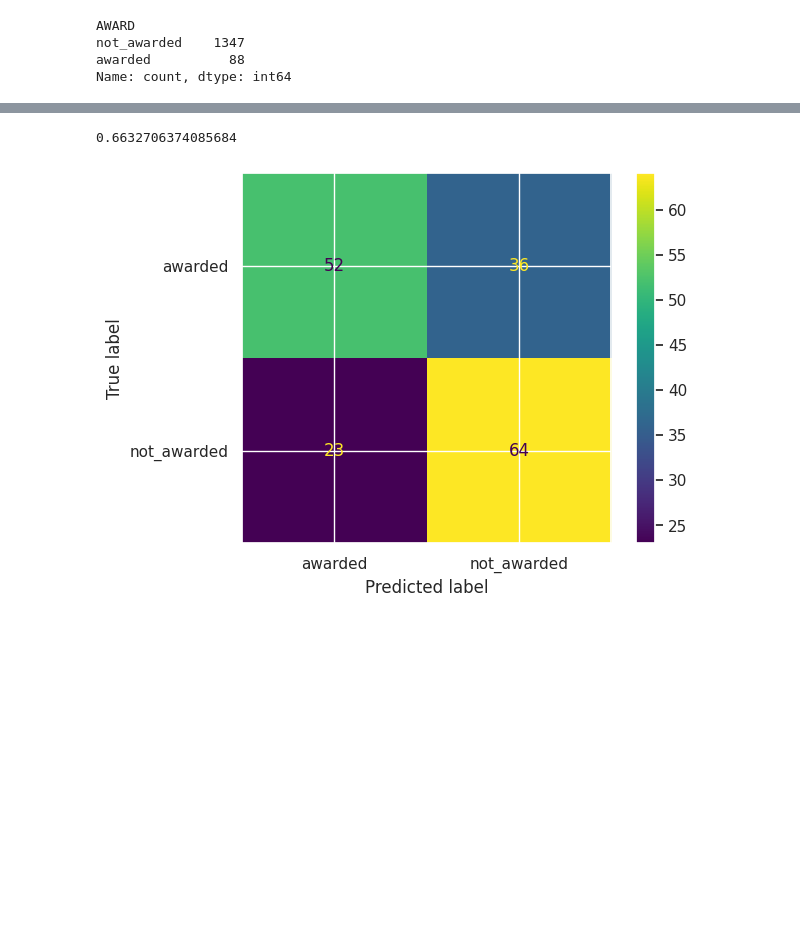
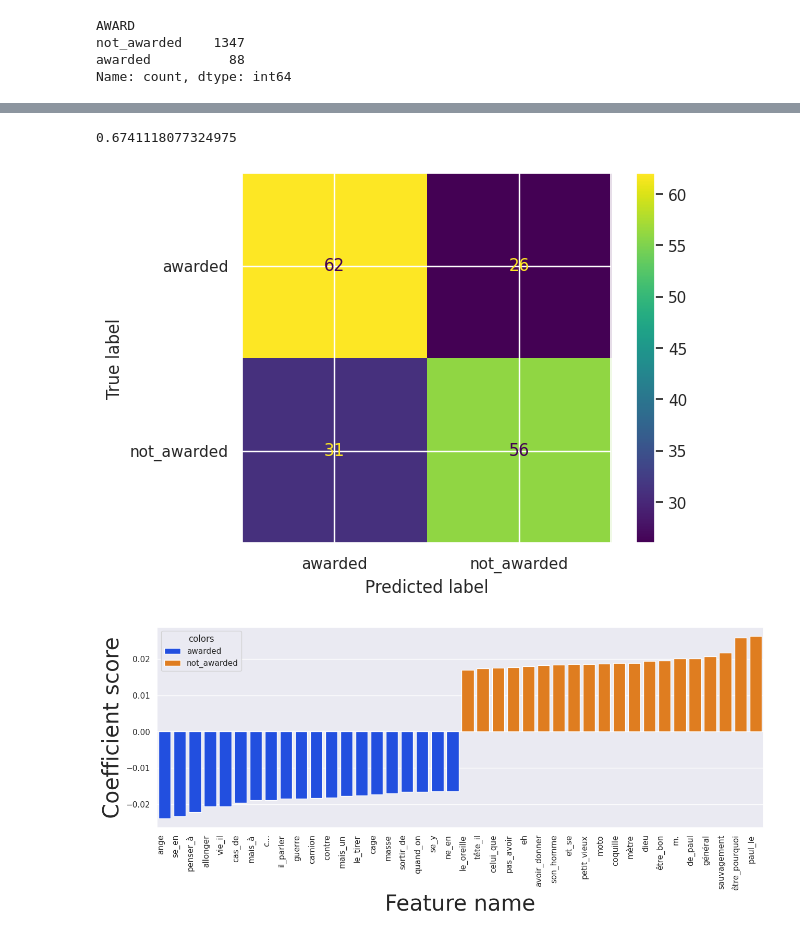
Before and after one commit to crazyjeannot/AWARDS, a Jupyter notebook: scripts/SVM_GroupKFold.ipynb, the cells around one changed output, grey strips where cells are left out. Drawn from its saved outputs; the diff is of its cells as text; code cells hidden in the pictures; blank space fills up the shorter version.

```diff
--- a/scripts/SVM_GroupKFold.ipynb
+++ b/scripts/SVM_GroupKFold.ipynb
@@ -96,7 +153,7 @@ def GKF_canonized(df_main, n_splits=5, probas=False, kernel='rbf'):
     if kernel == 'linear':
         coefs = pipe.named_steps['svc'].coef_
         df_coefs = pd.DataFrame(coefs, columns=X_train.columns)
-        df_coefs.to_csv("../outputs/outputs_SVM_GFK/coefs_novel_scale.csv")
+        df_coefs.to_csv("../outputs/coefs_novel_scale.csv")
         plot_coefficients(*coefs, X_train.columns, 20)
         return pipe, df_scores, bas, df_coefs
 
@@ -148,5 +233,6 @@ df_sizeopti = ratio_truncate(df_main_author, 0.5)
 # %%
-pipe, df_scores, bas, df_results = GKF_canonized(df_sizeopti, probas=True)
+pipe, df_scores, bas, df_results = GKF_canonized(df_sizeopti, probas=True, kernel='linear')
 # %% [output]
-0.6632706374085684
+0.6741118077324975
-[figure, old version]
+[figure, new version]
+[figure, added]
```
Also changed, not shown: parts of 10 cells of this notebook, 1 other file.
